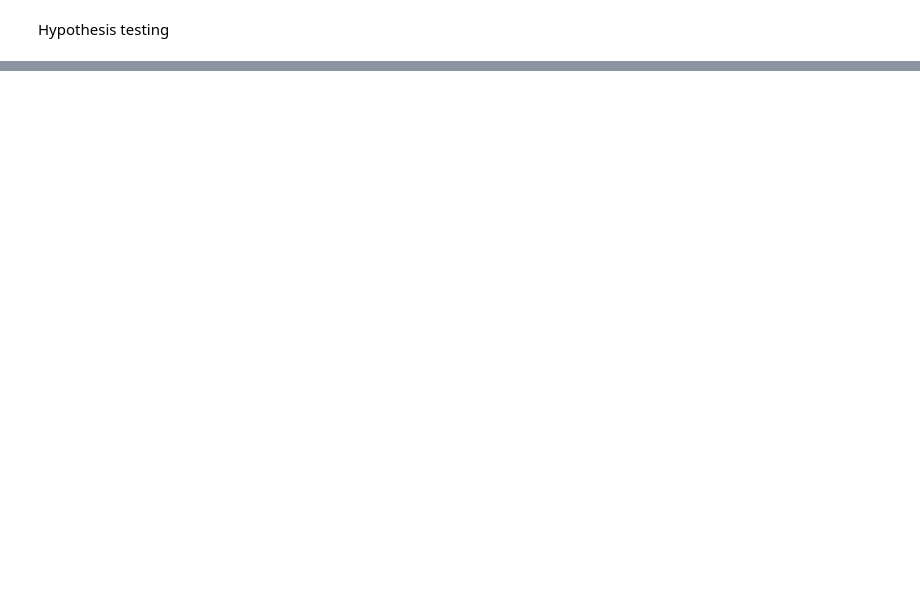
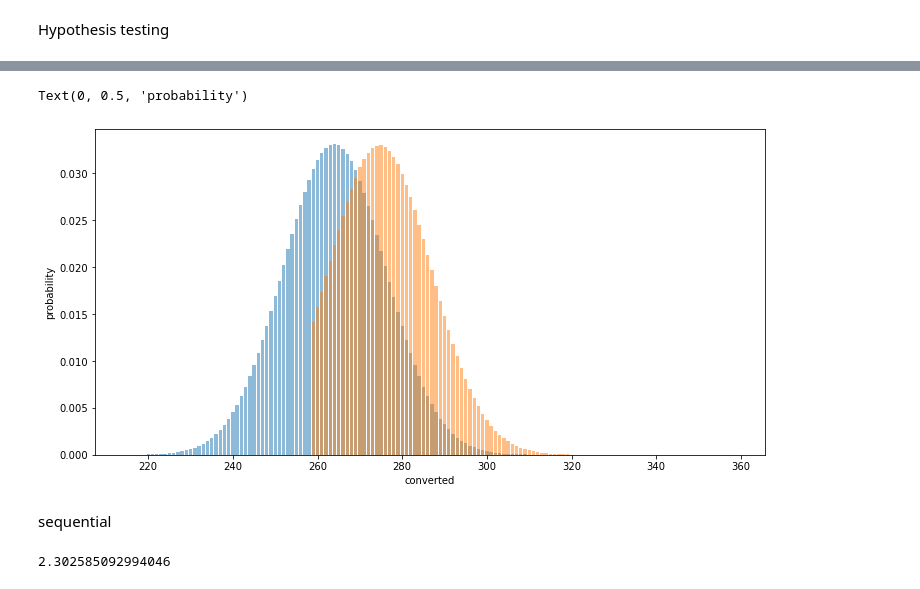
Before and after one commit to SameC137/A-B-Testing, a Jupyter notebook: A-B Testing.ipynb, the cells around one changed output, grey strips where cells are left out. Drawn from its saved outputs; the diff is of its cells as text; code cells hidden in the pictures; blank space fills up the shorter version.

```diff
--- a/A-B Testing.ipynb
+++ b/A-B Testing.ipynb
@@ -152,0 +222,23 @@ print(required_n)
+# %%
+
+fig, ax = plt.subplots(figsize=(12,6))
+A_converted=conversion_rates.loc["control"]["converted"]
+B_converted=conversion_rates.loc["exposed"]["converted"]
+p_A=conversion_rates.loc["control"]["conversion_rate"]
+p_B=conversion_rates.loc["exposed"]["conversion_rate"]
+A_total=conversion_rates.loc["control"]["count"]
+B_total=conversion_rates.loc["control"]["count"]
+
+xA = np.linspace(A_converted-49, A_converted+50, 100)
+yA = stats.binom(A_total, p_A).pmf(xA)
+ax.bar(xA, yA, alpha=0.5)
+xB = np.linspace(B_converted-49, B_converted+50, 100)
+yB = stats.binom(B_total, p_B).pmf(xB)
+ax.bar(xB, yB, alpha=0.5)
+plt.xlabel('converted')
+plt.ylabel('probability')
+# %% [output]
+Text(0, 0.5, 'probability')
+[figure, added]
+# %% [markdown]
+sequential
@@ -152,0 +436,4 @@ print(required_n)
+# %%
+log(10)
+# %% [output]
+2.302585092994046
```
Also changed, not shown: parts of 13 cells of this notebook.
